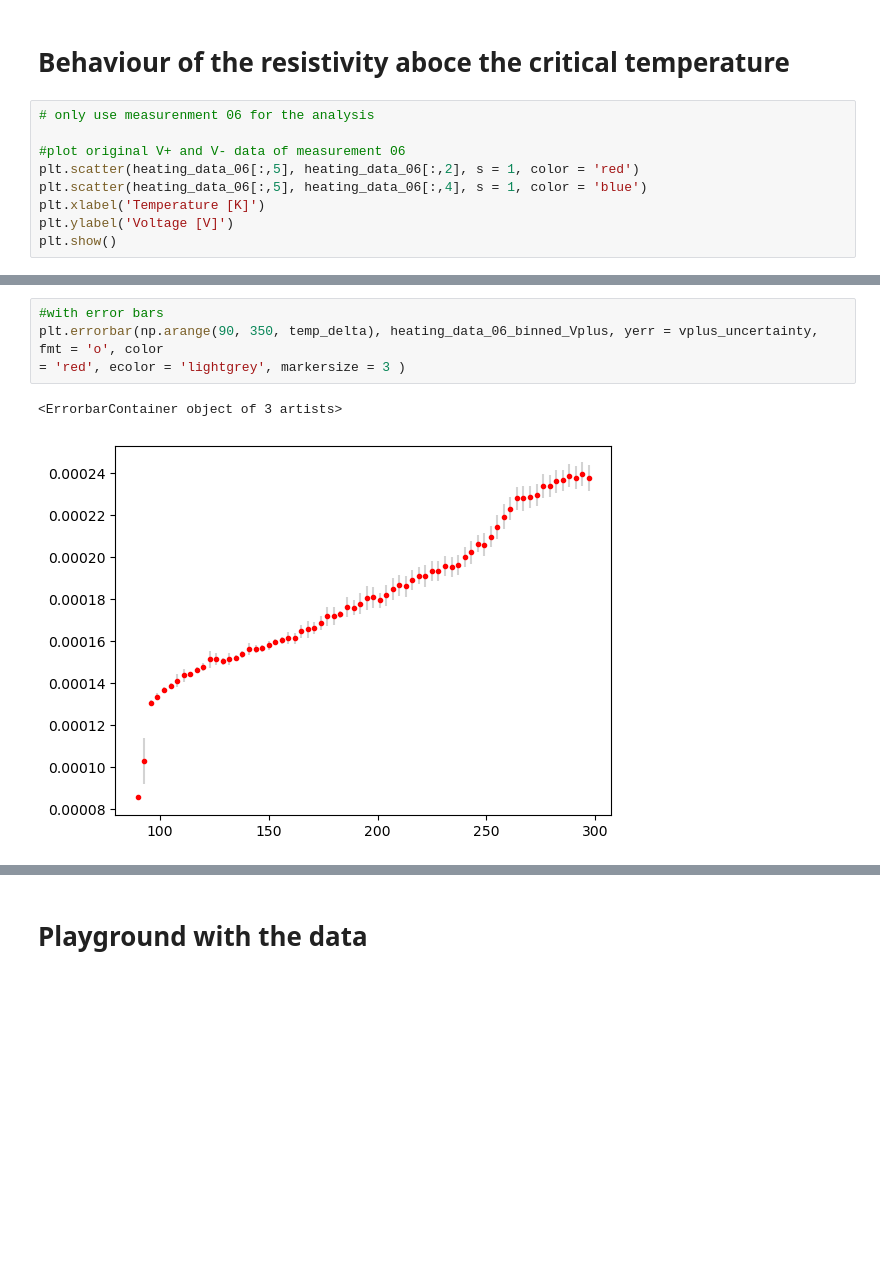
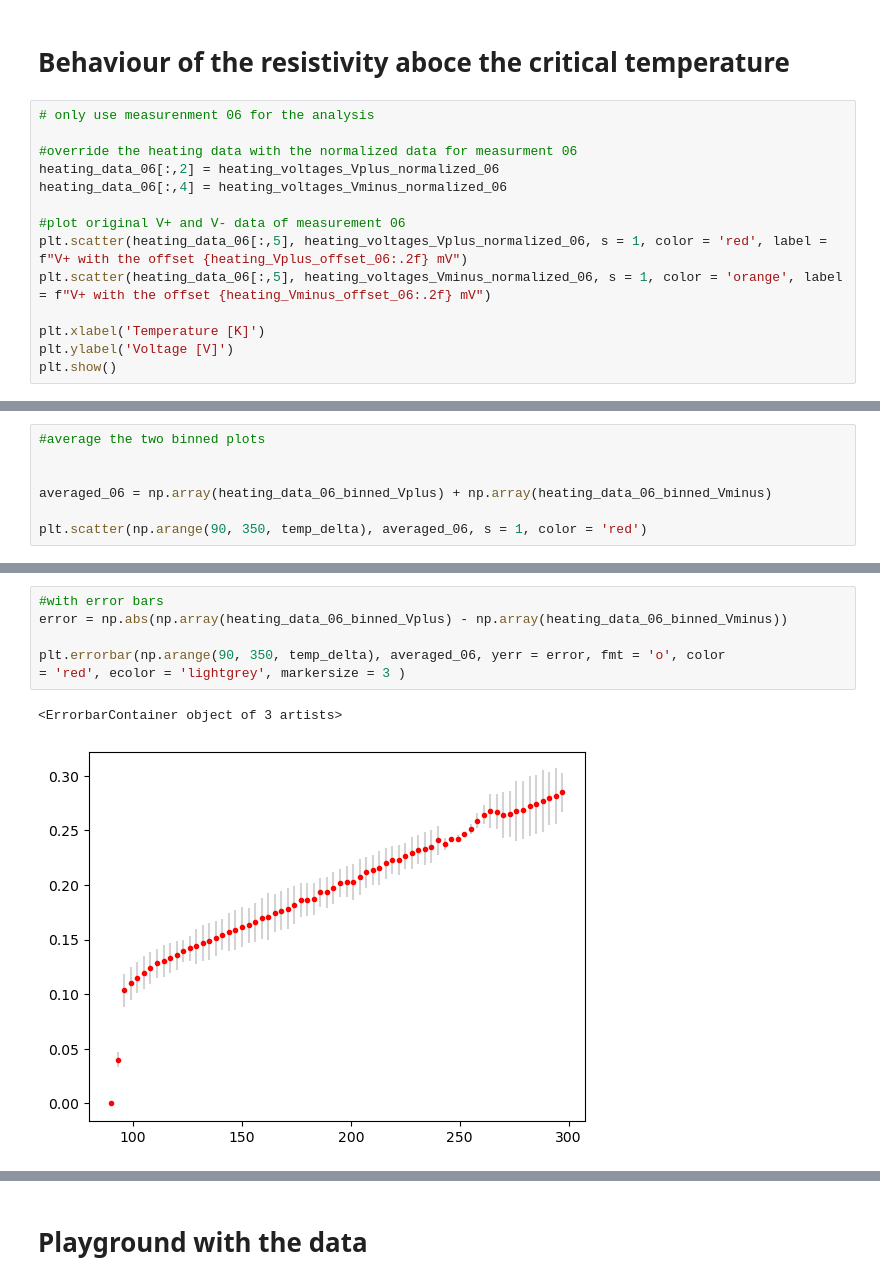
Before and after one commit to JanZur/Solid_state_physics_lab, a Jupyter notebook: solidstates_lab.ipynb, the cells around one changed output, grey strips where cells are left out. Cells and saved outputs as stored; diff of their text form; blank space fills up the shorter version.

Commit message:
average data measurement 6 beavior above critical temperature analyzed

```diff
--- a/solidstates_lab.ipynb
+++ b/solidstates_lab.ipynb
@@ -1208,9 +1208,14 @@ Plot of voltage gradient for measurement set 06 when heating
 # %%
 # only use measurenment 06 for the analysis
 
+#override the heating data with the normalized data for measurment 06
+heating_data_06[:,2] = heating_voltages_Vplus_normalized_06
+heating_data_06[:,4] = heating_voltages_Vminus_normalized_06
+
 #plot original V+ and V- data of measurement 06
-plt.scatter(heating_data_06[:,5], heating_data_06[:,2], s = 1, color = 'red')
-plt.scatter(heating_data_06[:,5], heating_data_06[:,4], s = 1, color = 'blue')
+plt.scatter(heating_data_06[:,5], heating_voltages_Vplus_normalized_06, s = 1, color = 'red', label = f"V+ with the offset {heating_Vplus_offset_06:.2f} mV")
+plt.scatter(heating_data_06[:,5], heating_voltages_Vminus_normalized_06, s = 1, color = 'orange', label = f"V+ with the offset {heating_Vminus_offset_06:.2f} mV")
+
 plt.xlabel('Temperature [K]')
 plt.ylabel('Voltage [V]')
 plt.show()
@@ -1238,0 +1244,7 @@ plt.show()
+# %%
+#average the two binned plots
+
+
+averaged_06 = np.array(heating_data_06_binned_Vplus) + np.array(heating_data_06_binned_Vminus)
+
+plt.scatter(np.arange(90, 350, temp_delta), averaged_06, s = 1, color = 'red')
@@ -1239,7 +1254,9 @@ plt.show()
 # %%
 #with error bars
-plt.errorbar(np.arange(90, 350, temp_delta), heating_data_06_binned_Vplus, yerr = vplus_uncertainty, fmt = 'o', color
+error = np.abs(np.array(heating_data_06_binned_Vplus) - np.array(heating_data_06_binned_Vminus))
+
+plt.errorbar(np.arange(90, 350, temp_delta), averaged_06, yerr = error, fmt = 'o', color
 = 'red', ecolor = 'lightgrey', markersize = 3 )
 # %% [output]
 <ErrorbarContainer object of 3 artists>
-[figure, old version]
+[figure, new version]
```
Also changed, not shown: parts of 8 cells of this notebook, 18 other files.
